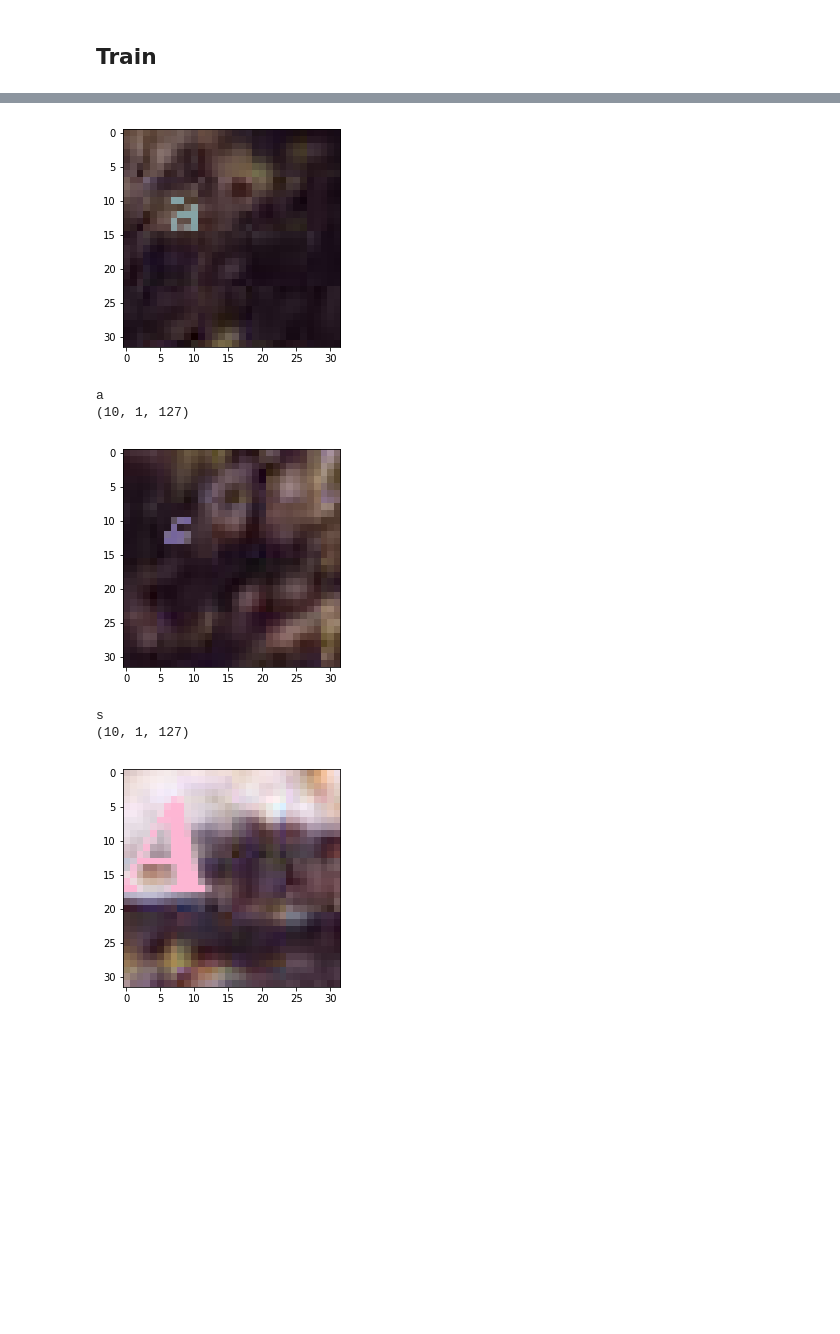
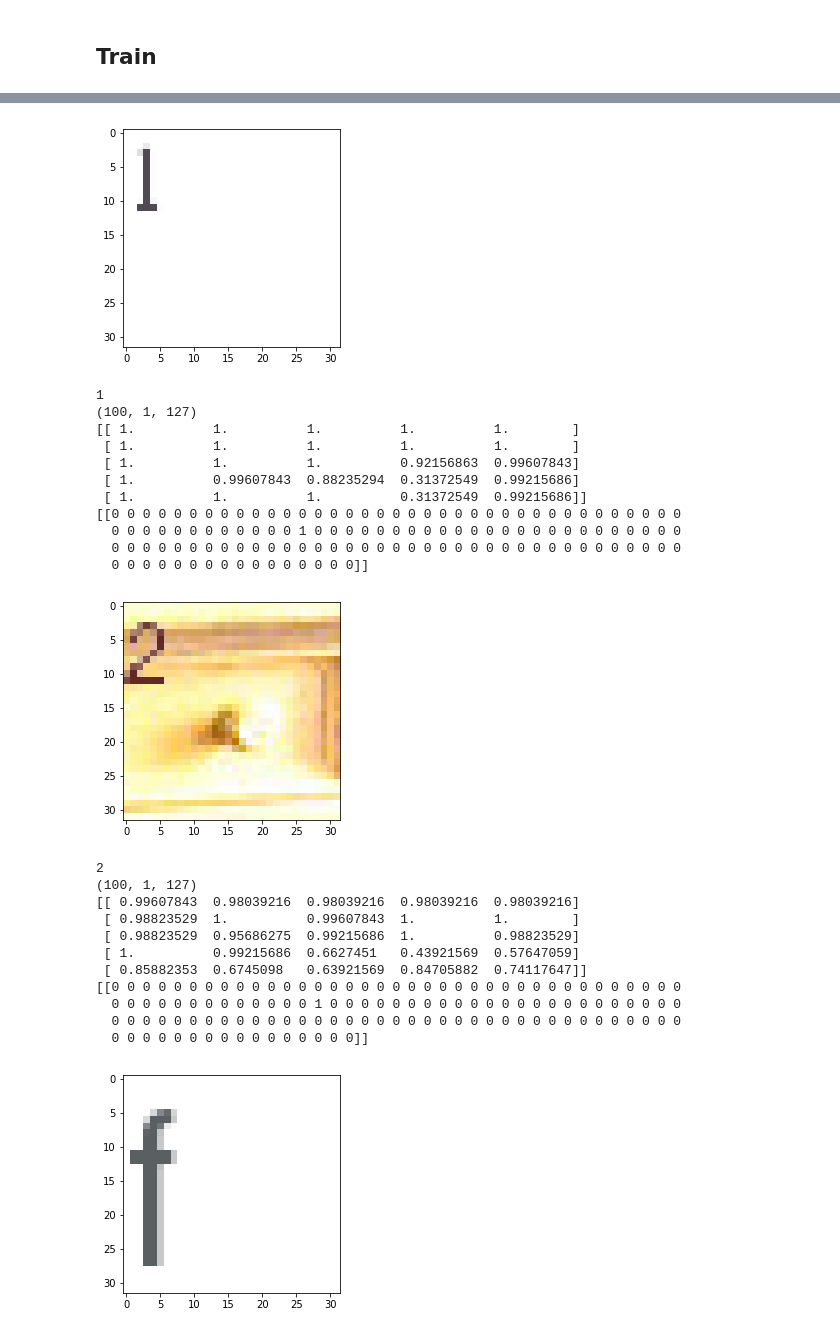
Before and after one commit to JosephCatrambone/ocr_experiment, a Jupyter notebook: Generated Character Recognition.ipynb, the cells around one changed output, grey strips where cells are left out. Cells and saved outputs as stored; diff of their text form; code cells hidden in the pictures; blank space fills up the shorter version.

```diff
--- a/Generated Character Recognition.ipynb
+++ b/Generated Character Recognition.ipynb
@@ -29,3 +35,5 @@ TEXT_SIZE = (32, 32)
 IMAGE_SIZE = TEXT_SIZE # For now.  We'll want to crop out a section of an image.
 FONTS_DIR = "/usr/share/fonts/truetype/"
 FONT_CHOICES = glob(os.path.join(FONTS_DIR, "*", "*.ttf"))
+FONT_CHOICES = ['/usr/share/fonts/truetype/freefont/FreeSans.ttf', '/usr/share/fonts/truetype/freefont/FreeSerif.ttf', '/usr/share/fonts/truetype/freefont/FreeMono.ttf']
+print(FONT_CHOICES)
@@ -36,11 +46,12 @@ base = Image.new('RGBA', IMAGE_SIZE,(0, 0, 0, 255))
 # %%
 # Make a blank image for the text, initialized to transparent text color
 printable_chars = [c for c in string.printable if c.isalnum()]
+#printable_chars = ['a', 'b'] # DEBUG
 def new_text_image(opacity=255, color=(255, 255, 255)):
     txt_image = Image.new('RGBA', TEXT_SIZE, (255,255,255,0))
 
     # Randomly select a font and a size.
-    font_size = random.randint(8, 24)
+    font_size = random.randint(12, 36)
     fnt = ImageFont.truetype(random.choice(FONT_CHOICES), font_size)
 
     # Get a drawing context.
@@ -104,3 +155,22 @@ plt.show()
 # %% [markdown]
 ## Model Creation
+# %%
+def variable_summaries(var):
+    """Attach a lot of summaries to a Tensor (for TensorBoard visualization)."""
+    with tf.name_scope('summaries'):
+        tf.summary.scalar('mean', tf.reduce_mean(var))
+        tf.summary.scalar('max', tf.reduce_max(var))
+        tf.summary.scalar('min', tf.reduce_min(var))
+        tf.summary.histogram('histogram', var)
+
+#def summary(y_true, y_pred):
+#    return tf.summary.merge_all()
+#model.compile(optimizer=Adagrad(), loss=loss_dict, metrics=[summary])
+
+#summary_writer = tf.summary.FileWriter("logs/" + args.name)
+
+#l = value_policy_model.train_on_batch(x_batch, y_batch)
+#l_dict = dict(zip(value_policy_model.metrics_names, l))
+#summary_writer.add_summary(l_dict['value_summary'], global_step=iter_idx)
+#summary_writer.flush()
 # %%
@@ -160,7 +351,7 @@ None
 # %% [markdown]
 ## Train
 # %%
-def generator(base_image_selector, batch_size):
+def generator(base_image_selector, batch_size, enable_distortion):
     image_files = glob(base_image_selector)
     batch = numpy.zeros((batch_size, IMAGE_SIZE[0], IMAGE_SIZE[1], 3), dtype=numpy.uint8)
     labels = numpy.zeros((batch_size, STRING_LENGTH, ord('~')+1), dtype=numpy.uint8)
@@ -195,7 +386,7 @@ def generator(base_image_selector, batch_size):
             # Produce a random text image and the matching characters.
             text_image, text_string = new_text_image(opacity=random.randint(230, 255), color=(r, g, b))
             # Distort the text image, maybe.
-            if random.choice((True, False)):
+            if enable_distortion and random.choice((True, False)):
                 text_image = distort_text_image(text_image)
             # Superimpose the text on the image.
             out = Image.alpha_composite(region, text_image)
@@ -207,13 +398,16 @@ def generator(base_image_selector, batch_size):
             # Return our training + label pair
             batch[i,:,:,:] = example[:,:,:]
             labels[i,:,:] = label[:,:]
-        yield batch, labels
+        yield batch/255.0, labels
 # %%
-gen = generator("./train2014/*.jpg", batch_size=10)
+batch_size = 100
+gen = generator("./train2014/*.jpg", batch_size=batch_size, enable_distortion=False)
 x, y = next(gen)
 for i in range(0, x.shape[0]):
-    plt.imshow(Image.fromarray(x[i,:,:,:]))
+    plt.imshow(Image.fromarray((x[i,:,:,:]*255).astype(numpy.uint8)))
     plt.show()
     print(chr(numpy.argmax(y[i][0])))
     print(y.shape)
+    print(x[i,:5,:5,0])
+    print(y[i,:])
 # %% [output]
@@ -226,7 +438,25 @@ q
-[figure, old version]
+[figure, new version]
-a
-(10, 1, 127)
+1
+(100, 1, 127)
+[[ 1.          1.          1.          1.          1.        ]
+ [ 1.          1.          1.          1.          1.        ]
+ [ 1.          1.          1.          0.92156863  0.99607843]
+ [ 1.          0.99607843  0.88235294  0.31372549  0.99215686]
+ [ 1.          1.          1.          0.31372549  0.99215686]]
+[[0 0 0 0 0 0 0 0 0 0 0 0 0 0 0 0 0 0 0 0 0 0 0 0 0 0 0 0 0 0 0 0 0 0 0 0 0
+  0 0 0 0 0 0 0 0 0 0 0 0 1 0 0 0 0 0 0 0 0 0 0 0 0 0 0 0 0 0 0 0 0 0 0 0 0
+  0 0 0 0 0 0 0 0 0 0 0 0 0 0 0 0 0 0 0 0 0 0 0 0 0 0 0 0 0 0 0 0 0 0 0 0 0
+  0 0 0 0 0 0 0 0 0 0 0 0 0 0 0 0]]
-[figure, old version]
+[figure, new version]
-s
-(10, 1, 127)
+2
+(100, 1, 127)
+[[ 0.99607843  0.98039216  0.98039216  0.98039216  0.98039216]
+ [ 0.98823529  1.          0.99607843  1.          1.        ]
+ [ 0.98823529  0.95686275  0.99215686  1.          0.98823529]
+ [ 1.          0.99215686  0.6627451   0.43921569  0.57647059]
+ [ 0.85882353  0.6745098   0.63921569  0.84705882  0.74117647]]
+[[0 0 0 0 0 0 0 0 0 0 0 0 0 0 0 0 0 0 0 0 0 0 0 0 0 0 0 0 0 0 0 0 0 0 0 0 0
+  0 0 0 0 0 0 0 0 0 0 0 0 0 1 0 0 0 0 0 0 0 0 0 0 0 0 0 0 0 0 0 0 0 0 0 0 0
+  0 0 0 0 0 0 0 0 0 0 0 0 0 0 0 0 0 0 0 0 0 0 0 0 0 0 0 0 0 0 0 0 0 0 0 0 0
+  0 0 0 0 0 0 0 0 0 0 0 0 0 0 0 0]]
-[figure, old version]
+[figure, new version]
```
Also changed, not shown: parts of 12 cells of this notebook.
